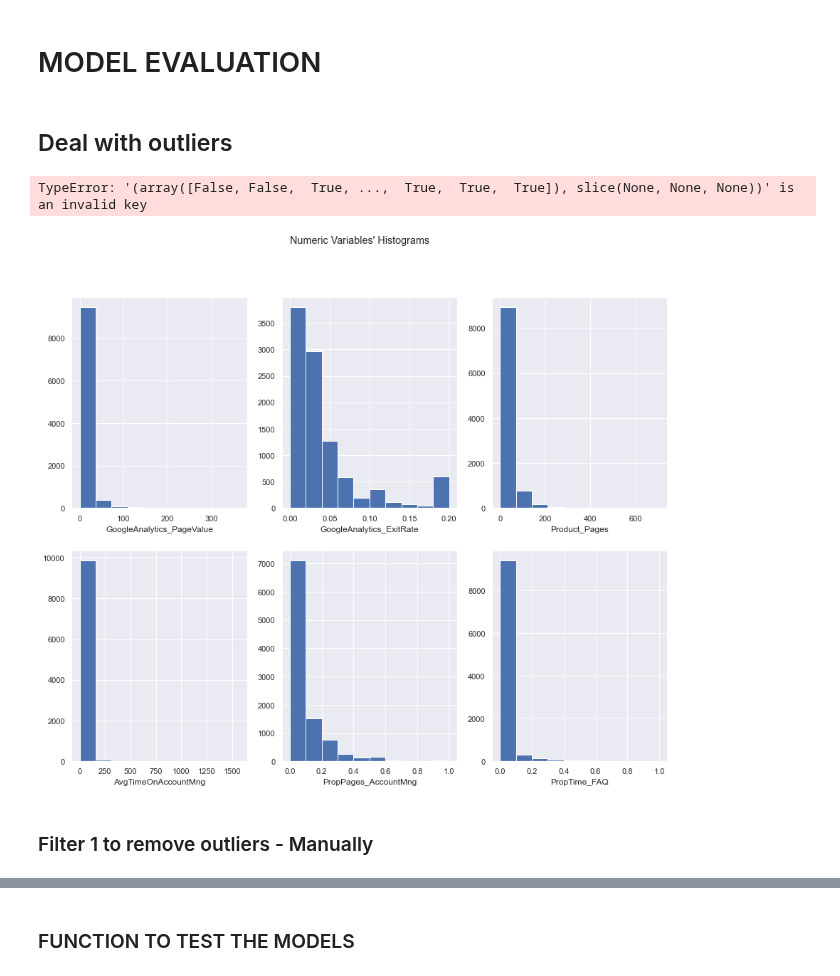
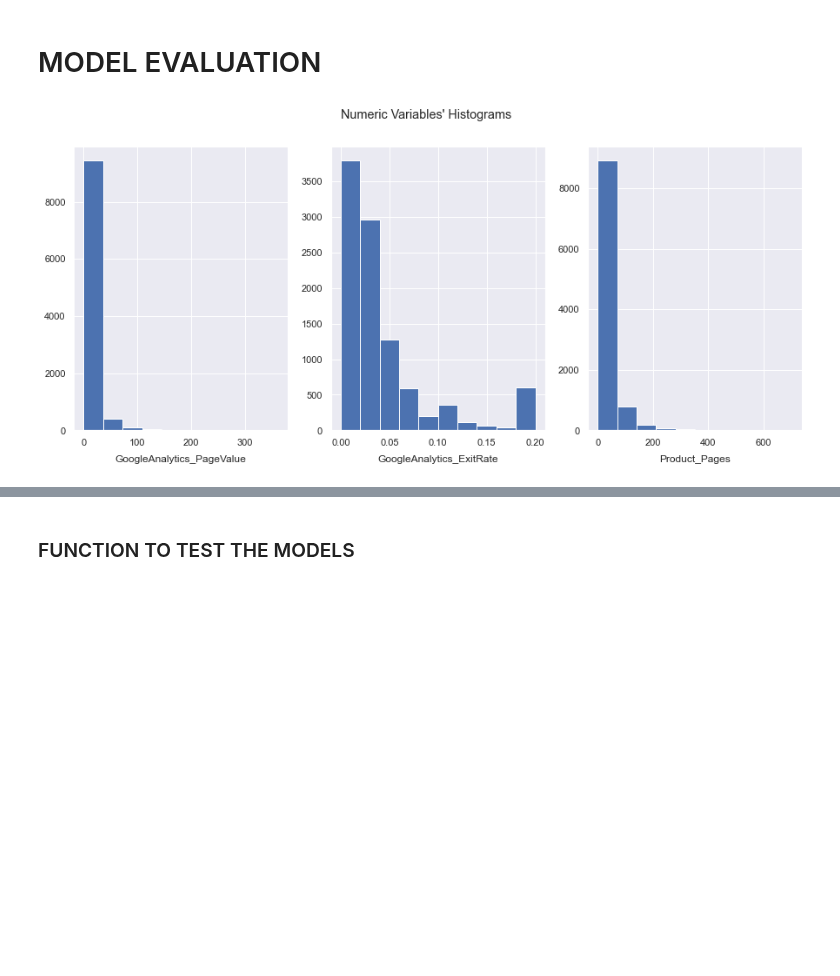
Before and after one commit to JohnnyCodess/Project-Machine-Learning, a Jupyter notebook: 202122 Fall AA Group60 Notebook-Copy1.ipynb, the cells around one changed output, grey strips where cells are left out. Drawn from its saved outputs; the diff is of its cells as text; code cells hidden in the pictures; blank space fills up the shorter version.

```diff
--- a/202122 Fall AA Group60 Notebook-Copy1.ipynb
+++ b/202122 Fall AA Group60 Notebook-Copy1.ipynb
@@ -341,5 +331,14 @@ X_train_metric_scaled = pd.DataFrame(X_train_metric_scaled, columns = X_train_me
 # %% [markdown]
 # Feature Selection
+# %%
+# Subset of data including only the numerical features
+data_metric = data.select_dtypes(include=np.number).set_index(data.index)
+data_non_metric = data.select_dtypes(exclude=np.number).set_index(data.index)
+
+# Scale the data
+scaler = MinMaxScaler().fit(data_metric)
+
+data_metric_scaled = pd.DataFrame(scaler.transform(data_metric), columns = data_metric.columns).set_index(data.index)
 # %% [markdown]
 Filter Methods:
 # %%
@@ -430 +420,8 @@ skf = StratifiedKFold(n_splits=10)
+# %%
+# Define target variable
+data = techscape.drop(['Buy'], axis=1)
+target = techscape['Buy']
+
+# Create a Stratified KFold with 10 splits
+skf = StratifiedKFold(n_splits=3)
 # %%
@@ -816,6 +884,6 @@ chi_square_results['Count'] = count_chi_square_list
 
 chi_square_results.sort_values(by='Count', ascending=False, inplace = True)
 
-chi_square_results['Keep'] = chi_square_results['Count'].apply(lambda x: 'Yes' if x == 10 else 'No')
+chi_square_results['Keep'] = chi_square_results['Count'].apply(lambda x: 'Yes' if x == 3 else 'No')
 chi_square_results[chi_square_results['Keep'] == 'Yes']
 # %% [output]
@@ -840,17 +906,14 @@ chi_square_results[chi_square_results['Keep'] == 'Yes']
 # %% [markdown]
 # Choose the most relevant features
 # %%
-selected_variables = ['GoogleAnalytics_PageValue',
+selected_metric = ['GoogleAnalytics_PageValue',
                       'GoogleAnalytics_ExitRate',
-                      'Product_Pages',
-                      'AvgTimeOnAccountMng',
-                      'PropPages_AccountMng',
-                      'PropTime_FAQ',
-                      'Apple',
-                      'Dec',
-                      'Covid',
-                      'Windows',
-                      'New_Access']
+                      'Product_Pages'
+                  ]
+
+selected_non_metric= list(chi_square_results[chi_square_results['Keep'] == 'Yes'].index)
+
+selected_variables = selected_metric + selected_non_metric
 
 data_selected_features = data[selected_variables]
 
@@ -923,27 +986,6 @@ data_selected_features
 <hr>
 # %% [markdown]
 # MODEL EVALUATION
-# %% [markdown]
-## Deal with outliers
-# %%
-# LocalOutlierFactor - to try!
-
-# evaluate model on training dataset with outliers removed
-from sklearn.neighbors import LocalOutlierFactor
-
-# split into train and test sets
-X_train, X_val, y_train, y_val = train_test_split(data_selected_features, target, test_size=0.25, random_state=1)
-
-# identify outliers in the training dataset
-lof = LocalOutlierFactor()
-yhat = lof.fit_predict(X_train)
-# select all rows that are not outliers
-mask = yhat != -1
-X_train, y_train = X_train[mask, :], y_train[mask]
-# summarize the shape of the updated training dataset
-print(X_train.shape, y_train.shape)
-# %% [output]
-TypeError: '(array([False, False,  True, ...,  True,  True,  True]), slice(None, None, None))' is an invalid key
 # %%
 # Separate the metric variables from the non metric ones to plot the following graphics
 data_metric_features = data_selected_features.select_dtypes(include=np.number).set_index(data_selected_features.index).columns.to_list()
@@ -951,13 +993,13 @@ data_non_metric_features = data_selected_features.select_dtypes(exclude=np.numbe
 # %%
 # All Numeric Variables' Histograms in one figure
 sns.set()
-fig, axes = plt.subplots(2, math.ceil(len(data_metric_features) / 2), figsize=(15,12))
+fig, axes = plt.subplots(1, math.ceil(len(data_metric_features) / 1), figsize=(15,6))
 
 for ax, feat in zip(axes.flatten(), data_metric_features):
     ax.hist(data_selected_features[feat])
     ax.set_title(feat, y=-0.13)
 
 plt.suptitle("Numeric Variables' Histograms")
 plt.show()
 # %% [output]
-[figure, old version]
+[figure, new version]
@@ -975,2 +1005,0 @@ plt.show()
-# %% [markdown]
-### Filter 1 to remove outliers - Manually
```
Also changed, not shown: parts of 33 cells of this notebook.
